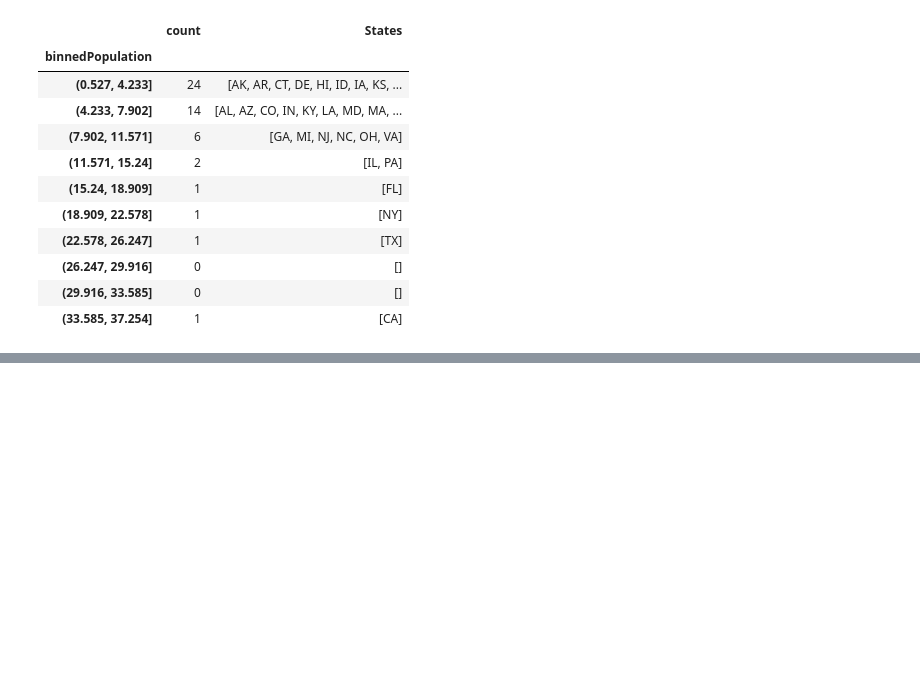
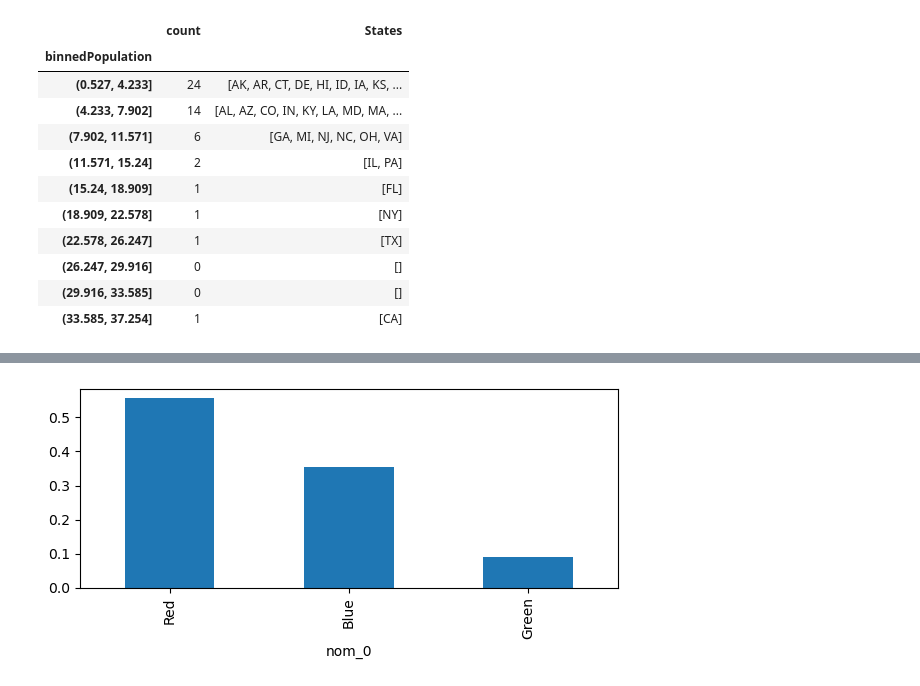
Before and after one commit to CodexploreRepo/machine-learning-101, a Jupyter notebook: notebooks/tutorial/eda.ipynb, the cells around one changed output, grey strips where cells are left out. Cells and saved outputs as stored; diff of their text form; code cells hidden in the pictures; blank space fills up the shorter version.

```diff
--- a/notebooks/tutorial/eda.ipynb
+++ b/notebooks/tutorial/eda.ipynb
@@ -103,0 +139,9 @@ plt.show()
+# %%
+df_cat = pd.read_csv('../../data/common_datasets/cat_train.csv')
+# %%
+df_cat['nom_0'].value_counts(normalize=True).plot.bar(figsize=(6,3)) # normalise to get the proportion of each category
+plt.tight_layout()
+
+plt.show()
+# %% [output]
+[figure, added]
```
Also changed, not shown: parts of 6 cells of this notebook, 4 other files.
